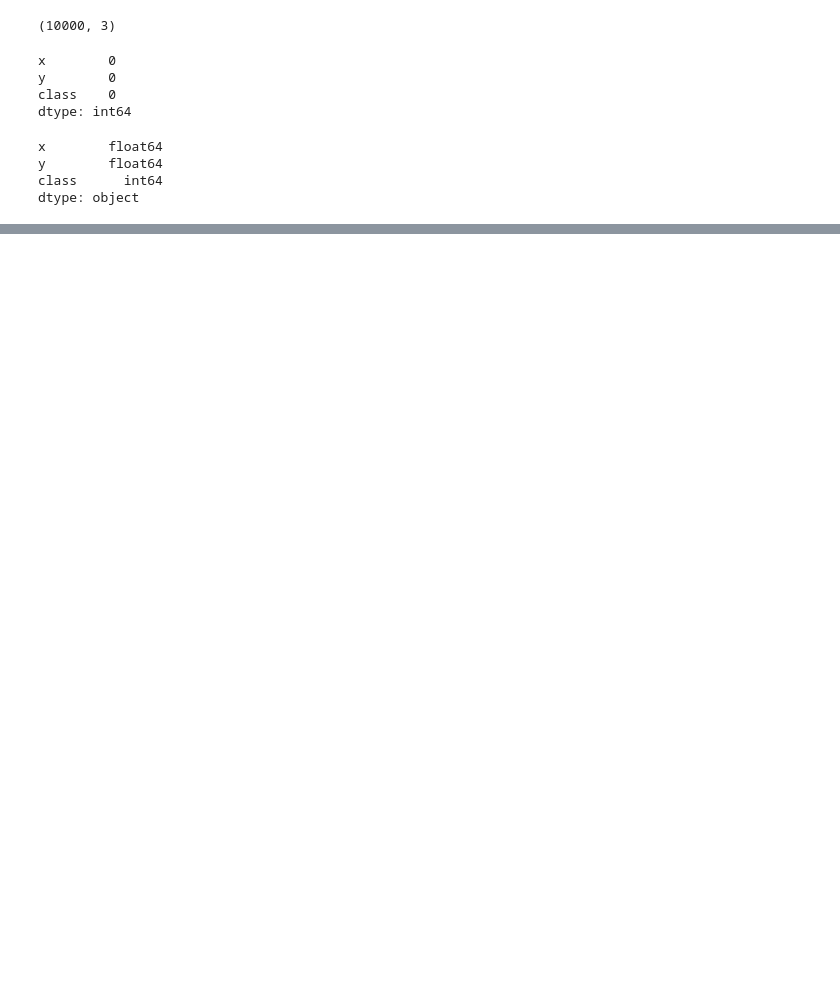
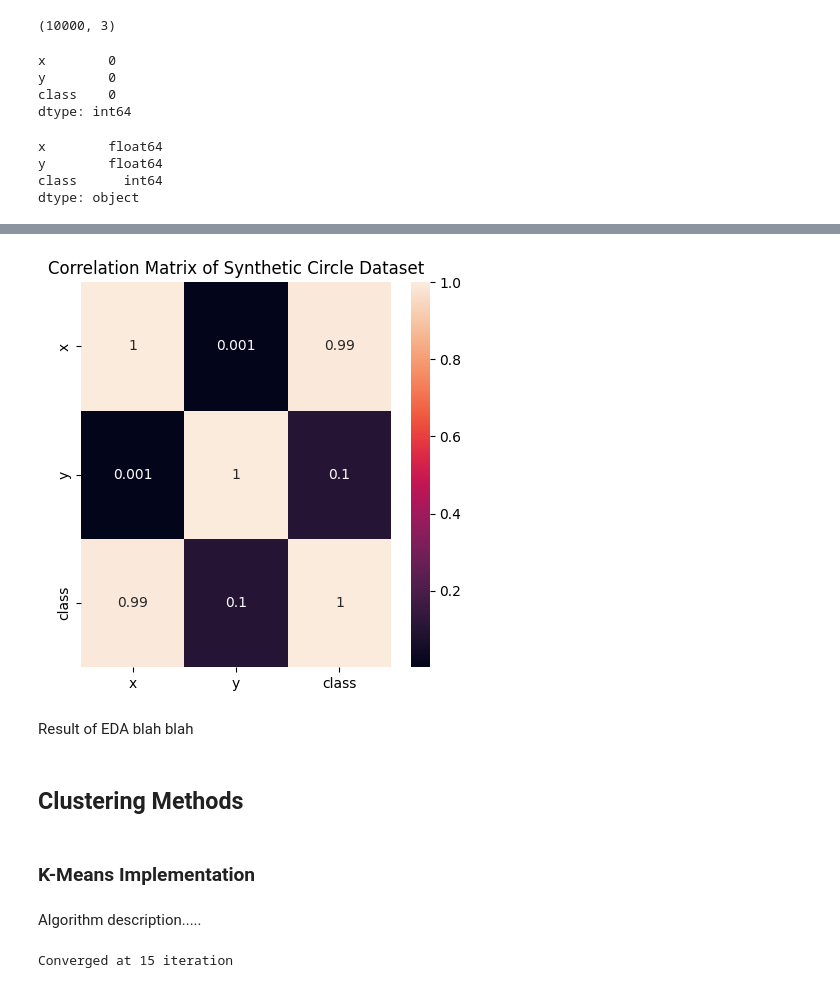
Before and after one commit to yuvraj-verma01/Clustering_Tasks_IML_A2, a Jupyter notebook: Clustering_tasks.ipynb, the cells around one changed output, grey strips where cells are left out. Cells and saved outputs as stored; diff of their text form; code cells hidden in the pictures; blank space fills up the shorter version.

```diff
--- a/Clustering_tasks.ipynb
+++ b/Clustering_tasks.ipynb
@@ -55,0 +91,17 @@ So we upon looking at the data, we see that there are no missing values and all
+# %%
+number_df = df.select_dtypes(include = [np.number])
+correlation_matrix = number_df.corr()
+plt.figure(figsize=(5,5))
+sns.heatmap(correlation_matrix, annot = True)
+plt.title("Correlation Matrix of Synthetic Circle Dataset")
+plt.show()
+# %% [output]
+[figure, added]
+# %% [markdown]
+Result of EDA blah blah
+# %% [markdown]
+## Clustering Methods
+# %% [markdown]
+### K-Means Implementation
+# %% [markdown]
+Algorithm description.....
@@ -55,0 +164,7 @@ So we upon looking at the data, we see that there are no missing values and all
+# %%
+X = df[["x", "y"]].to_numpy()
+
+kmeans = KMeansClustering(k=100, epsilon = 1e-4, max_iter = 500)
+clusters = kmeans.fit(X)
+# %% [output]
+Converged at 15 iteration
```
Also changed, not shown: parts of 14 cells of this notebook.
